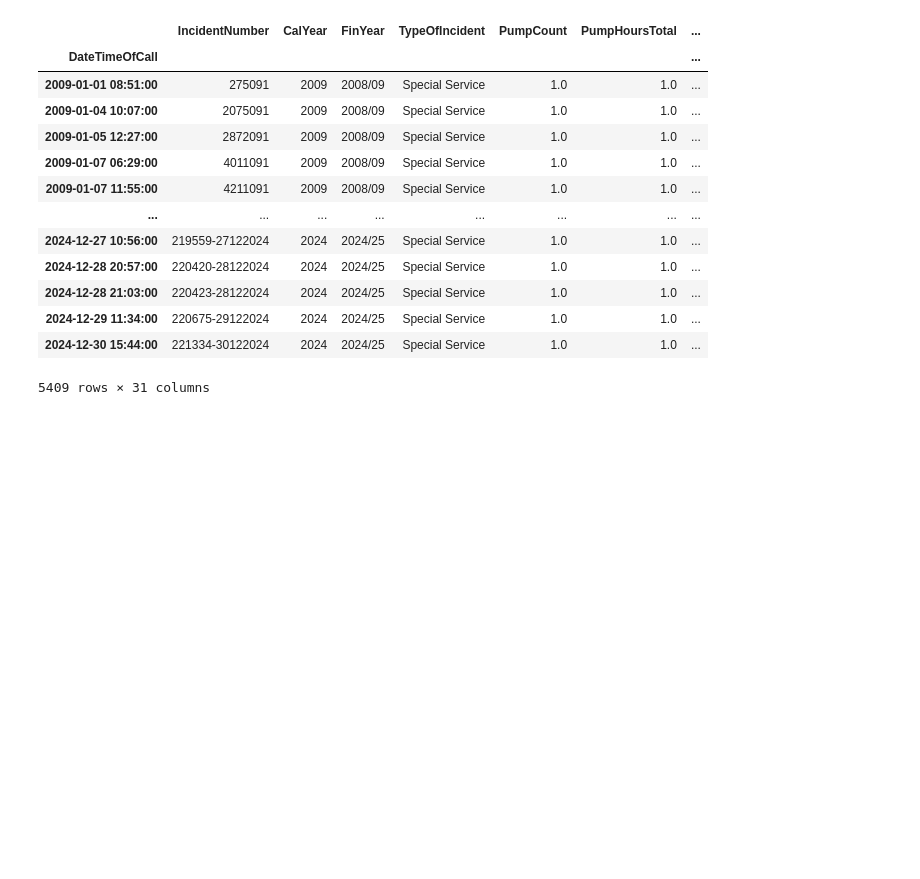
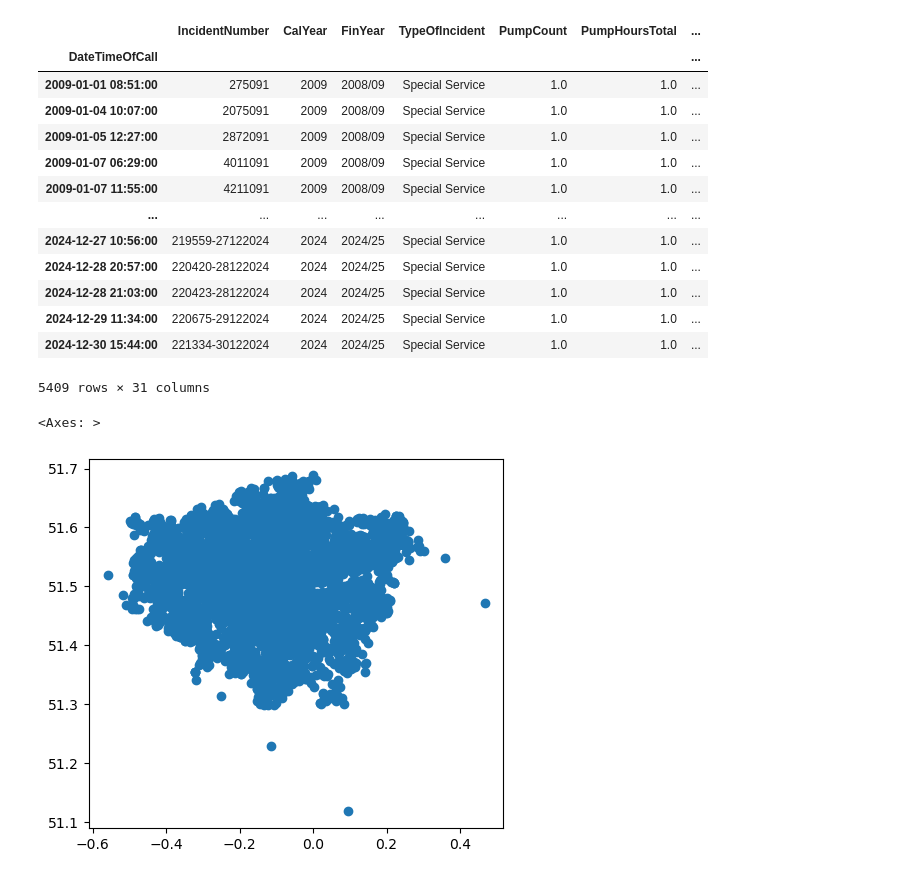
Before and after one commit to lkeegan/jupyter-data-exploration-live, a Jupyter notebook: part3.ipynb, the cells around one changed output. Saved outputs shown, nothing was run; the diff lists cells and outputs as text; code cells hidden in the pictures; blank space fills up the shorter version.

```diff
--- a/part3.ipynb
+++ b/part3.ipynb
@@ -316,3 +316,9 @@ gdf
 | 2024-12-29 11:34:00 | 220675-29122024 | 2024 | 2024/25 | Special Service | 1.0 | 1.0 | ... |
 | 2024-12-30 15:44:00 | 221334-30122024 | 2024 | 2024/25 | Special Service | 1.0 | 1.0 | ... |
 5409 rows × 31 columns
+# %%
+fix, axs = plt.subplots()
+gdf.plot(ax=axs)
+# %% [output]
+<Axes: >
+[figure, added]
```
